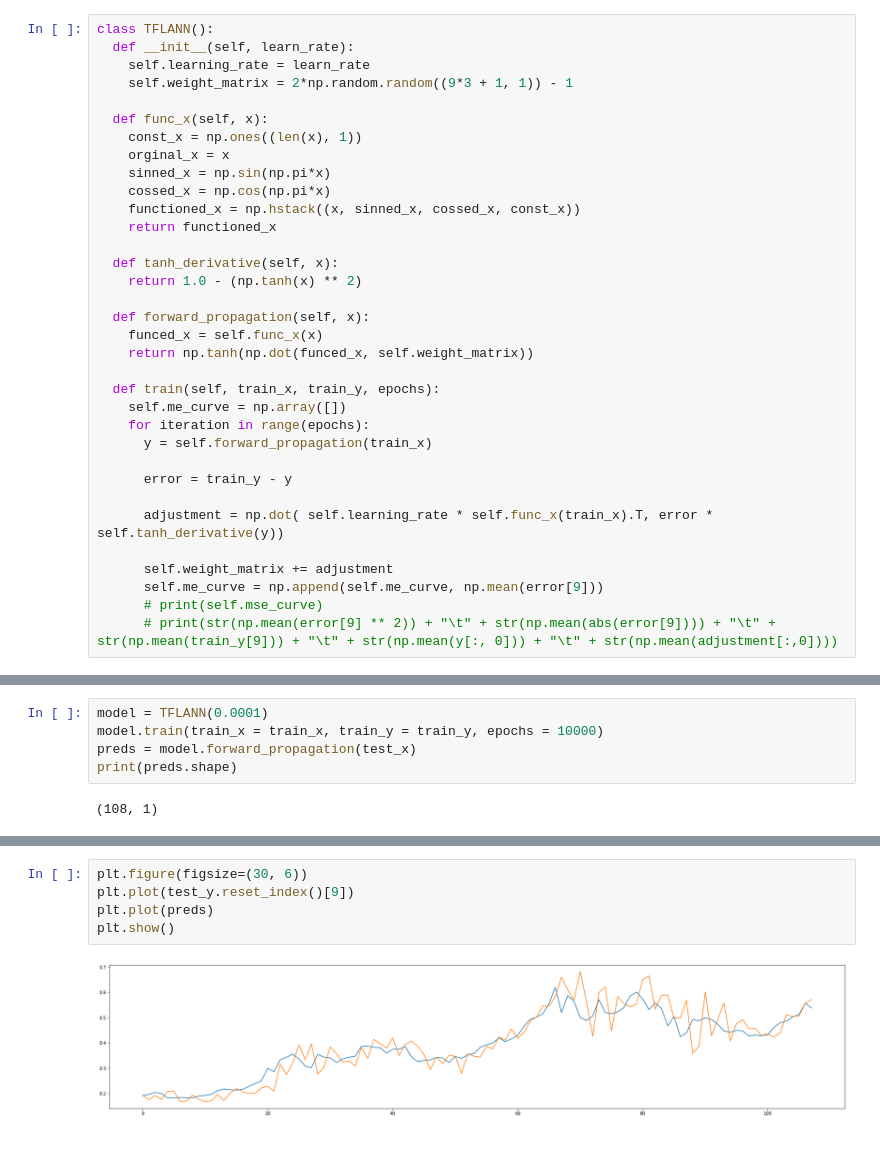
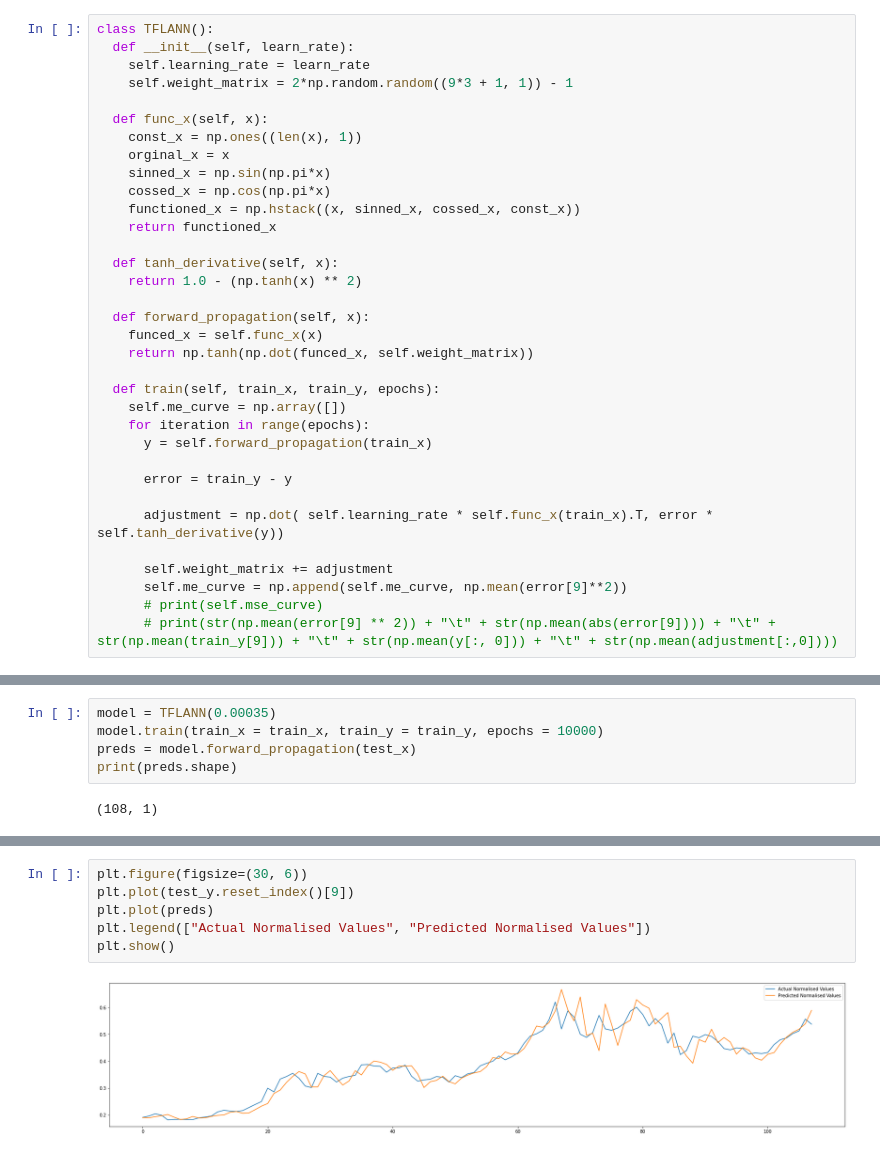
Before and after one commit to abhinav-exp/Forecasting-CryptoCurrency-Prices, a Jupyter notebook: TFLANN.ipynb, the cells around one changed output, grey strips where cells are left out. Drawn from its saved outputs; the diff is of its cells as text.

```diff
--- a/TFLANN.ipynb
+++ b/TFLANN.ipynb
@@ -123,7 +123,7 @@ class TFLANN():
       adjustment = np.dot( self.learning_rate * self.func_x(train_x).T, error * self.tanh_derivative(y))
 
       self.weight_matrix += adjustment
-      self.me_curve = np.append(self.me_curve, np.mean(error[9]))
+      self.me_curve = np.append(self.me_curve, np.mean(error[9]**2))
       # print(self.mse_curve)
       # print(str(np.mean(error[9] ** 2)) + "\t" + str(np.mean(abs(error[9]))) + "\t" + str(np.mean(train_y[9])) + "\t" + str(np.mean(y[:, 0])) + "\t" + str(np.mean(adjustment[:,0])))
 # %%
@@ -146,5 +154,5 @@ plt.show()
 # %%
-model = TFLANN(0.0001)
+model = TFLANN(0.00035)
 model.train(train_x = train_x, train_y = train_y, epochs = 10000)
 preds = model.forward_propagation(test_x)
 print(preds.shape)
@@ -181,7 +189,8 @@ array([0.19261657, 0.17471959, 0.19201156, 0.17537352, 0.20905749,
 # %%
 plt.figure(figsize=(30, 6))
 plt.plot(test_y.reset_index()[9])
 plt.plot(preds)
+plt.legend(["Actual Normalised Values", "Predicted Normalised Values"])
 plt.show()
 # %% [output]
-[figure, old version]
+[figure, new version]
```
Also changed, not shown: parts of 6 cells of this notebook.
